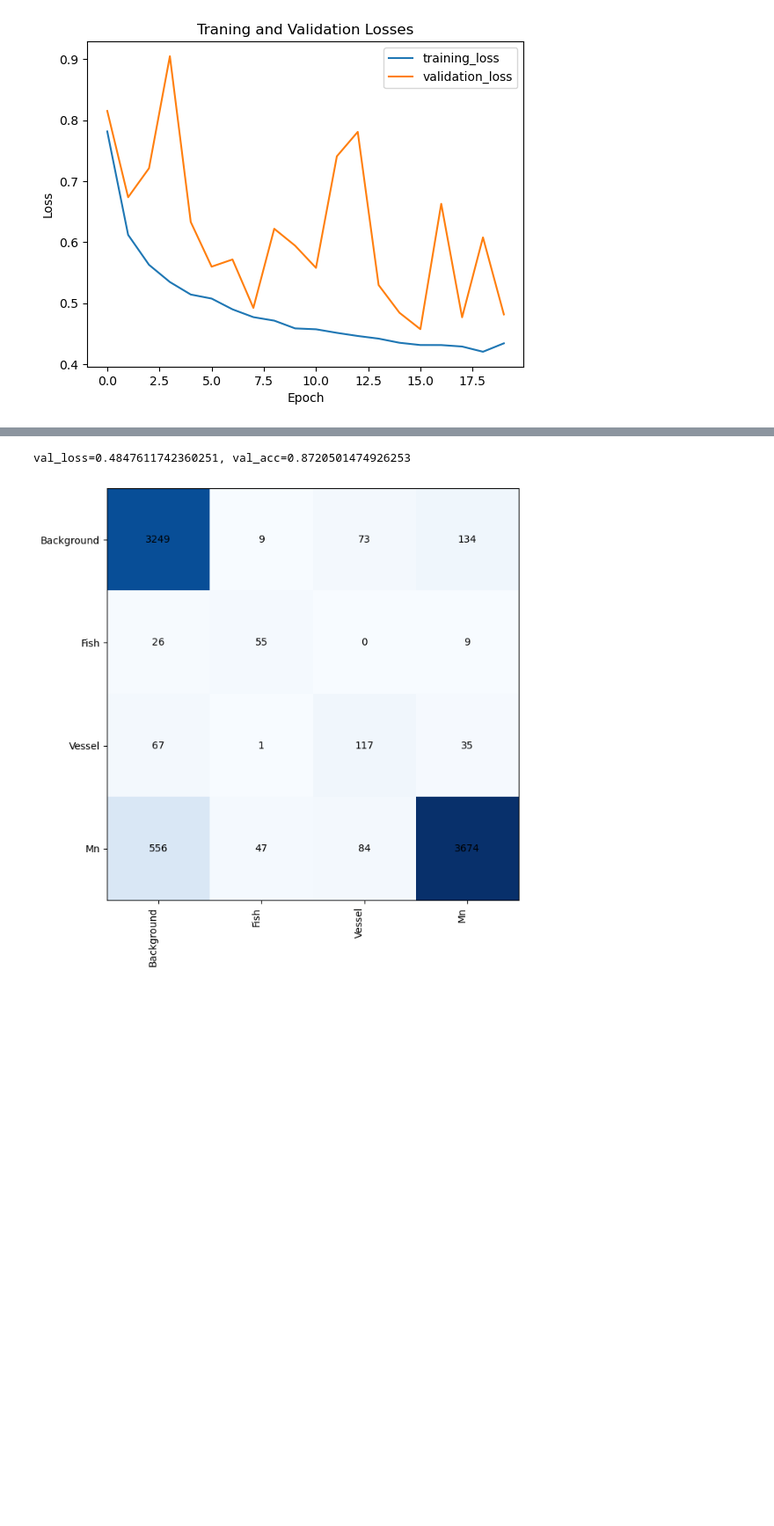
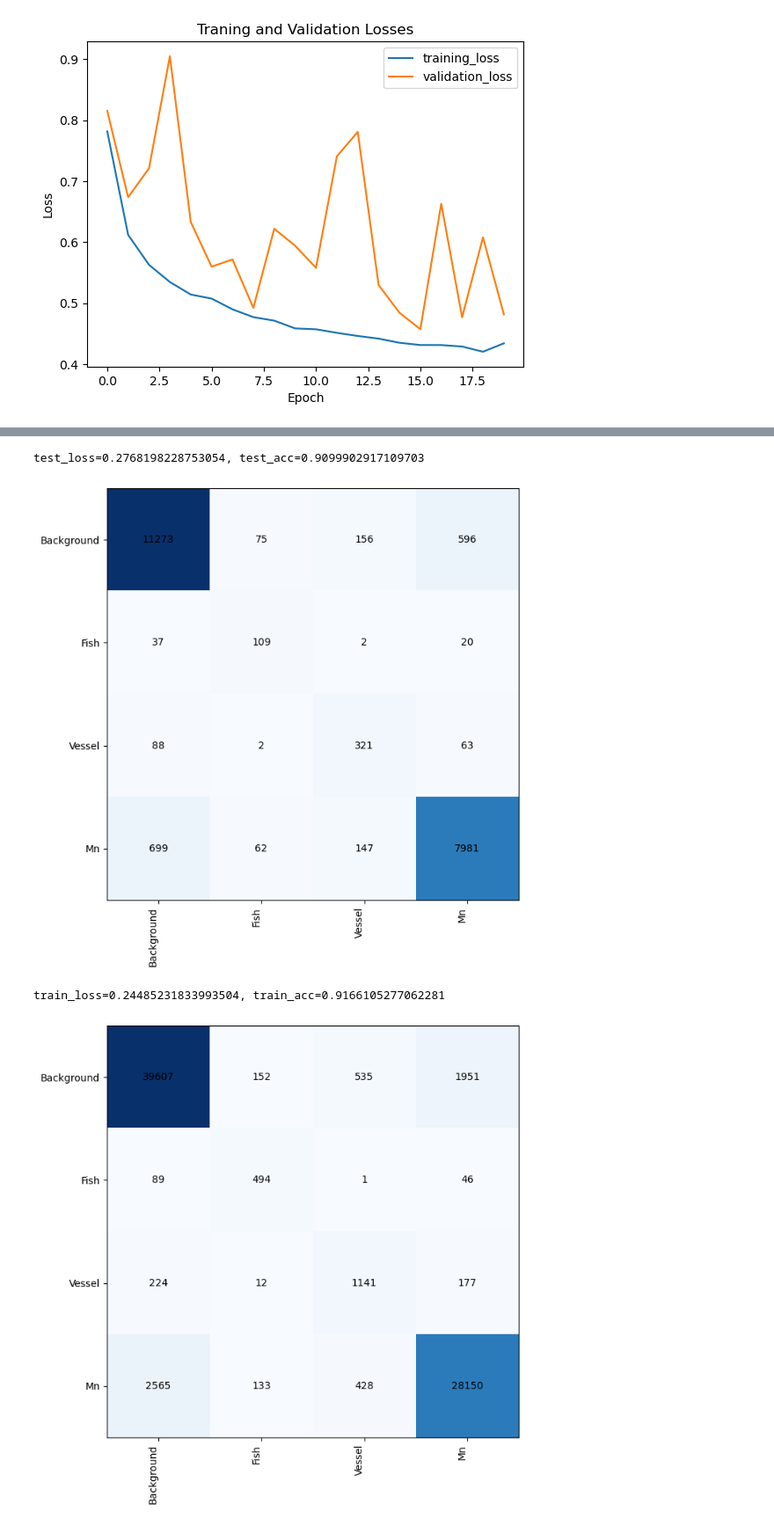
Before and after one commit to adrianmonaghan/SonoAcousticWhale, a Jupyter notebook: EDA/nn_model_wide_resnet.ipynb, the cells around one changed output, grey strips where cells are left out. Shown at 88% size. Drawn from its saved outputs; the diff is of its cells as text; code cells hidden in the pictures; blank space fills up the shorter version.

```diff
--- a/EDA/nn_model_wide_resnet.ipynb
+++ b/EDA/nn_model_wide_resnet.ipynb
@@ -767,12 +688,21 @@ val_loss=0.6706111331780752, val_acc=0.863692232055064
 # %%
-val_loss, val_acc, confusion_matrix = evaluate_model(
-    model, val_loader, loss_fn, return_confusion_matrix=True
+test_loss, test_acc, imgs, labels, preds, confusion_matrix = evaluate_model(
+    model, test_loader, loss_fn, return_confusion_matrix=True
 )
-print(f"{val_loss=}, {val_acc=}")
+print(f"{test_loss=}, {test_acc=}")
 draw_confusion_matrix(confusion_matrix, train_set.classes)
 # %% [output]
-val_loss=0.4847611742360251, val_acc=0.8720501474926253
+test_loss=0.2768198228753054, test_acc=0.9099902917109703
-[figure, old version]
+[figure, new version]
+# %%
+train_loss, train_acc, imgs, labels, preds, confusion_matrix = evaluate_model(
+    model, train_loader, loss_fn, return_confusion_matrix=True
+)
+print(f"{train_loss=}, {train_acc=}")
+draw_confusion_matrix(confusion_matrix, train_set.classes)
+# %% [output]
+train_loss=0.24485231833993504, train_acc=0.9166105277062281
+[figure, added]
 # %%
 train_loss, train_acc, confusion_matrix = evaluate_model(
     model, train_loader, loss_fn, return_confusion_matrix=True
```
Also changed, not shown: parts of 15 cells of this notebook, 2 other files.
